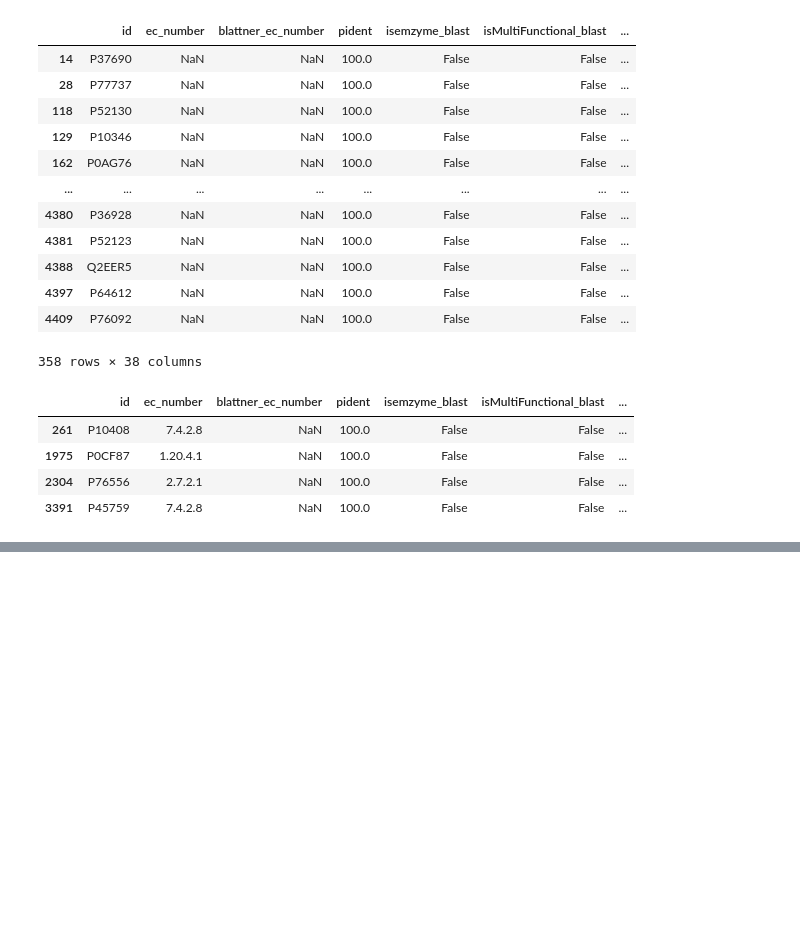
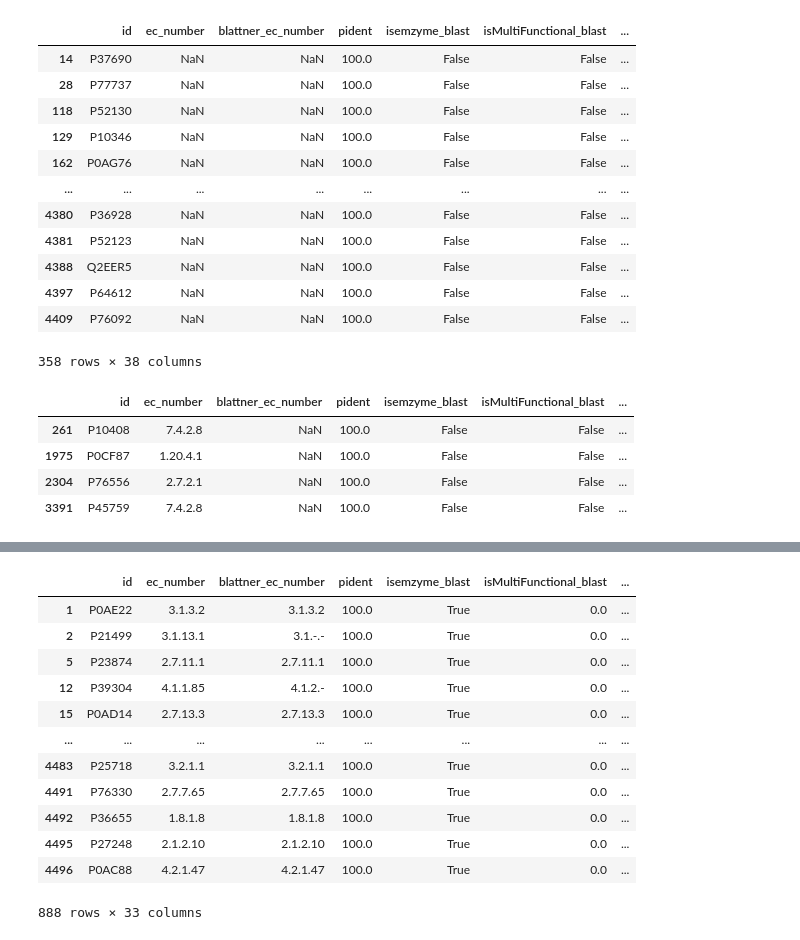
Before and after one commit to kingstdio/BioUniprot, a Jupyter notebook: tasks/task3/task3_1515.ipynb, the cells around one changed output, grey strips where cells are left out. Drawn from its saved outputs; the diff is of its cells as text; code cells hidden in the pictures; blank space fills up the shorter version.

```diff
--- a/tasks/task3/task3_1515.ipynb
+++ b/tasks/task3/task3_1515.ipynb
@@ -523,0 +521,4 @@ aa[(~aa.ec_number.isnull()) & (aa.emzyme_pred_final=='False')]
+# %%
+# 读取预测结果
+deepec_results = pd.read_csv('./data/ecoli1515/deepec/DeepEC_Result.txt', sep='\t',names=['id', 'ec_number_deepec'], header=0) #读入文件
+deepec_results.ec_number_deepec=deepec_results.apply(lambda x: x['ec_number_deepec'].replace('EC:',''), axis=1)
@@ -523,0 +541,20 @@ aa[(~aa.ec_number.isnull()) & (aa.emzyme_pred_final=='False')]
+# %%
+pred = pd.read_excel('../../results/1515/final_pred.xlsx')
+# %%
+aa=pred.merge(deepec_results, on='id', how='left')
+# %%
+aa[aa.ec_number == aa.ec_number_deepec]
+# %% [output]
+|  | id | ec_number | blattner_ec_number | pident | isemzyme_blast | isMultiFunctional_blast | ... |
+| 1 | P0AE22 | 3.1.3.2 | 3.1.3.2 | 100.0 | True | 0.0 | ... |
+| 2 | P21499 | 3.1.13.1 | 3.1.-.- | 100.0 | True | 0.0 | ... |
+| 5 | P23874 | 2.7.11.1 | 2.7.11.1 | 100.0 | True | 0.0 | ... |
+| 12 | P39304 | 4.1.1.85 | 4.1.2.- | 100.0 | True | 0.0 | ... |
+| 15 | P0AD14 | 2.7.13.3 | 2.7.13.3 | 100.0 | True | 0.0 | ... |
+| ... | ... | ... | ... | ... | ... | ... | ... |
+| 4483 | P25718 | 3.2.1.1 | 3.2.1.1 | 100.0 | True | 0.0 | ... |
+| 4491 | P76330 | 2.7.7.65 | 2.7.7.65 | 100.0 | True | 0.0 | ... |
+| 4492 | P36655 | 1.8.1.8 | 1.8.1.8 | 100.0 | True | 0.0 | ... |
+| 4495 | P27248 | 2.1.2.10 | 2.1.2.10 | 100.0 | True | 0.0 | ... |
+| 4496 | P0AC88 | 4.2.1.47 | 4.2.1.47 | 100.0 | True | 0.0 | ... |
+888 rows × 33 columns
```
Also changed, not shown: parts of 6 cells of this notebook, 3 other files.
